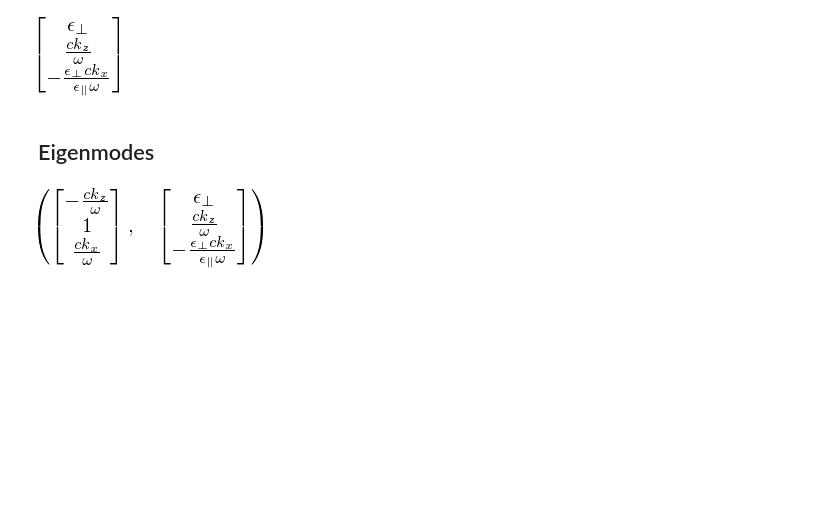
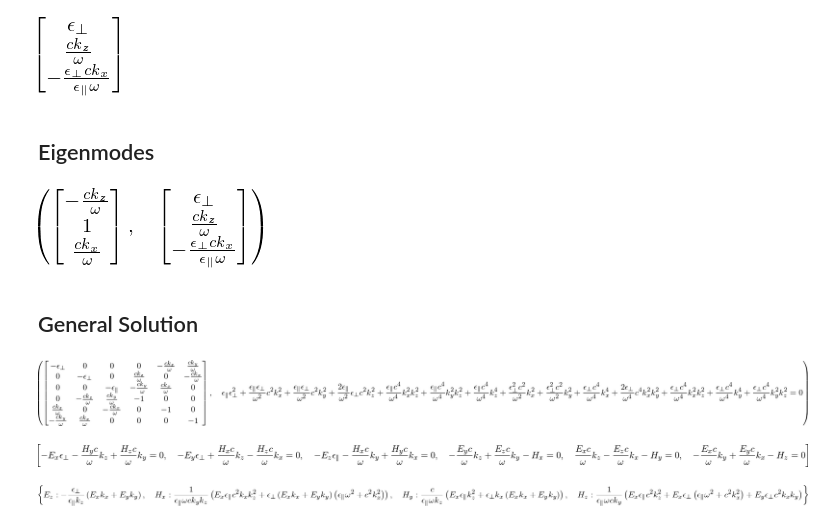
Before and after one commit to kitchenknif/PyATMM, a Jupyter notebook: docs/UniaxialTransferMatrix.ipynb, the cells around one changed output. Saved outputs shown, nothing was run; the diff lists cells and outputs as text; code cells hidden in the pictures; blank space fills up the shorter version.

Commit message:
general analytic uniaxial wip

```diff
--- a/docs/UniaxialTransferMatrix.ipynb
+++ b/docs/UniaxialTransferMatrix.ipynb
@@ -150,3 +150,6 @@ Eigenmodes
 OrdinaryPolarization, ExtraordinaryPolarization
 # %% [output]
 [figure]
+# %% [markdown]
+General Solution
+---
@@ -152,0 +208,21 @@ OrdinaryPolarization, ExtraordinaryPolarization
+# %%
+MaxwellMatrix, Eq(MaxwellMatrix.det(), 0)
+# %% [output]
+[figure, added]
+# %%
+FieldVars = Matrix([
+        Ex,
+        Ey,
+        Ez,
+        Hx,
+        Hy,
+        Hz
+    ])
+equations = [Eq(exp,0) for exp in MaxwellMatrix.dot(FieldVars)]
+equations
+# %% [output]
+[figure, added]
+# %%
+solve([equations[0],equations[1],equations[2],equations[4]], [Ez, Hx, Hy, Hz])
+# %% [output]
+[figure, added]
```
Also changed, not shown: parts of 1 cell of this notebook.
